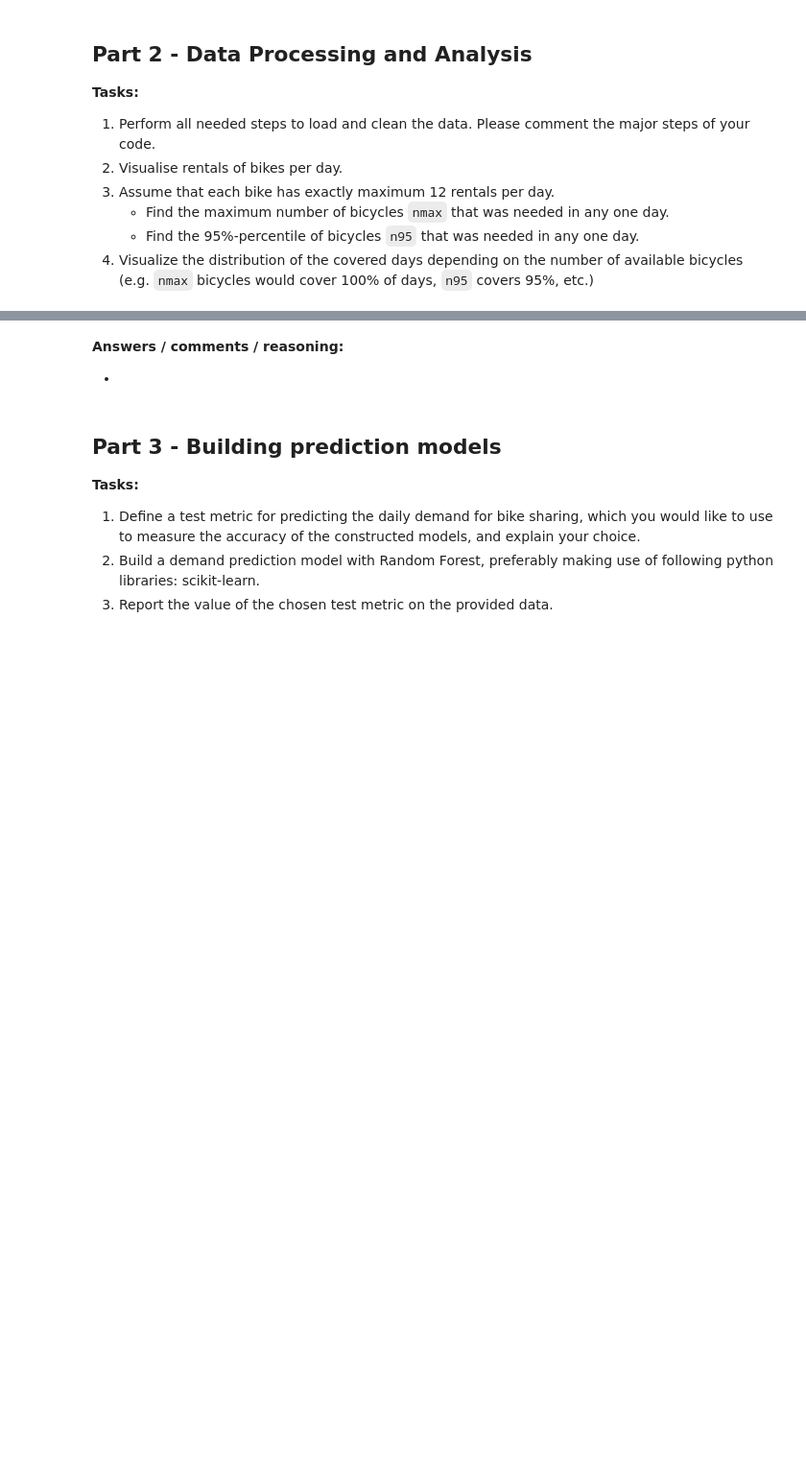
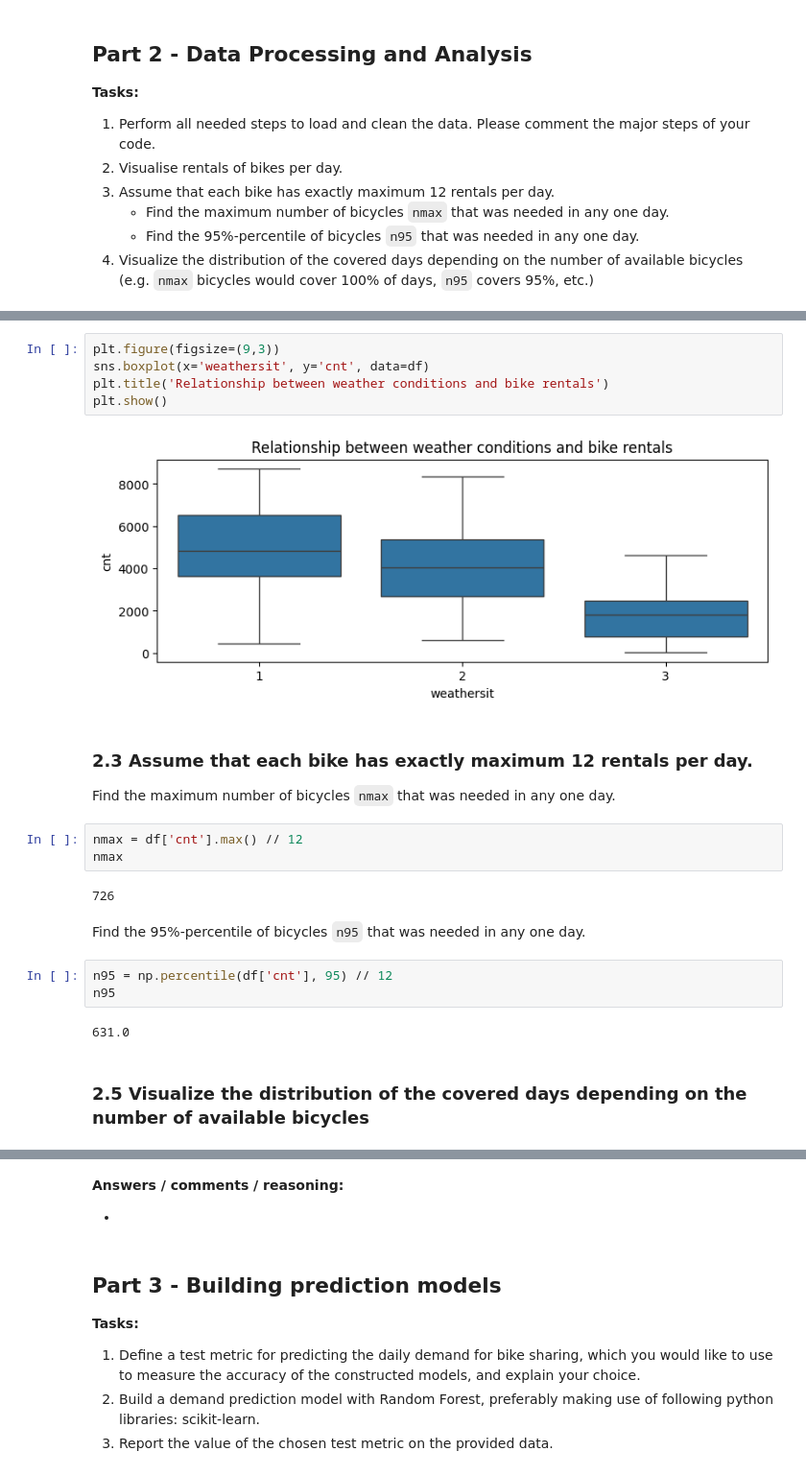
Before and after one commit to carlov93/sixt_challange, a Jupyter notebook: notebooks/SIXT_DataScience_Task202402.ipynb, the cells around one changed output, grey strips where cells are left out. Shown at 96% size. Drawn from its saved outputs; the diff is of its cells as text; blank space fills up the shorter version.

```diff
--- a/notebooks/SIXT_DataScience_Task202402.ipynb
+++ b/notebooks/SIXT_DataScience_Task202402.ipynb
@@ -50,0 +200,24 @@ FileNotFoundError: [Errno 2] No such file or directory: '/data/day.csv'
+# %%
+plt.figure(figsize=(9,3))
+sns.boxplot(x='weathersit', y='cnt', data=df)
+plt.title('Relationship between weather conditions and bike rentals')
+plt.show()
+# %% [output]
+[figure, added]
+# %% [markdown]
+### 2.3 Assume that each bike has exactly maximum 12 rentals per day.
+Find the maximum number of bicycles `nmax` that was needed in any one day.
+# %%
+nmax = df['cnt'].max() // 12
+nmax
+# %% [output]
+726
+# %% [markdown]
+Find the 95%-percentile of bicycles `n95` that was needed in any one day.
+# %%
+n95 = np.percentile(df['cnt'], 95) // 12
+n95
+# %% [output]
+631.0
+# %% [markdown]
+### 2.5 Visualize the distribution of the covered days depending on the number of available bicycles
```
Also changed, not shown: parts of 46 cells of this notebook.
